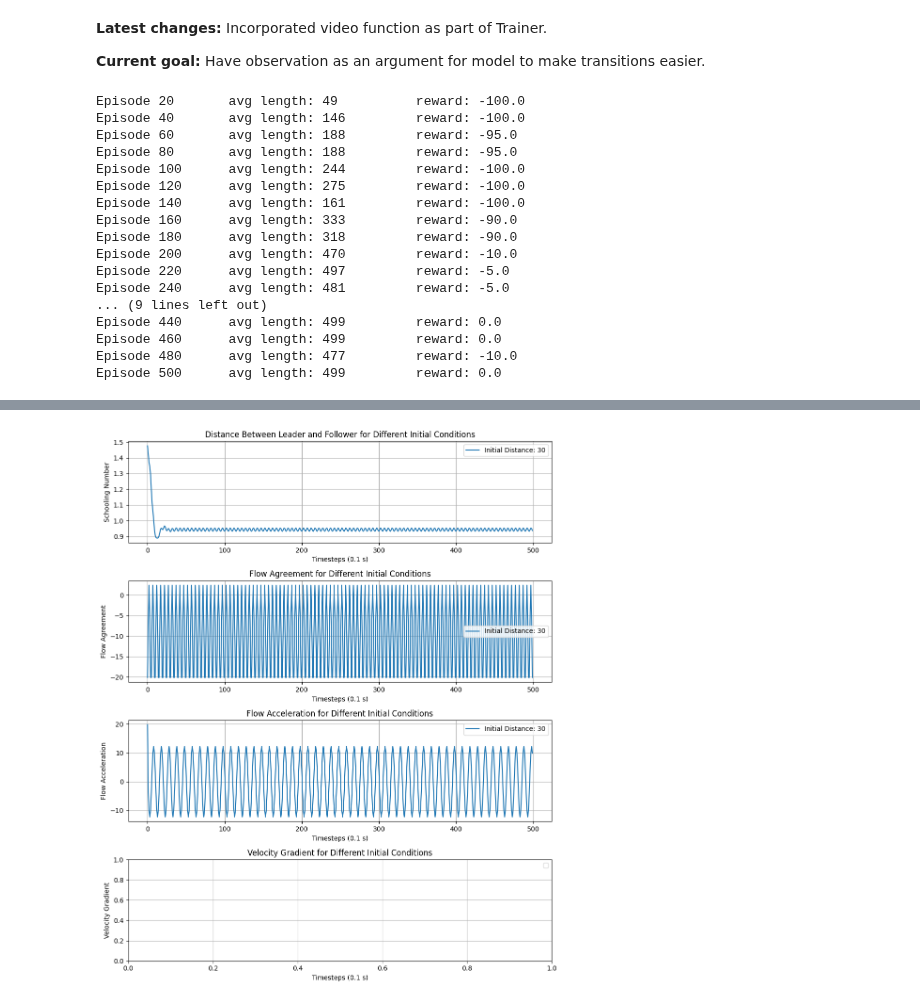
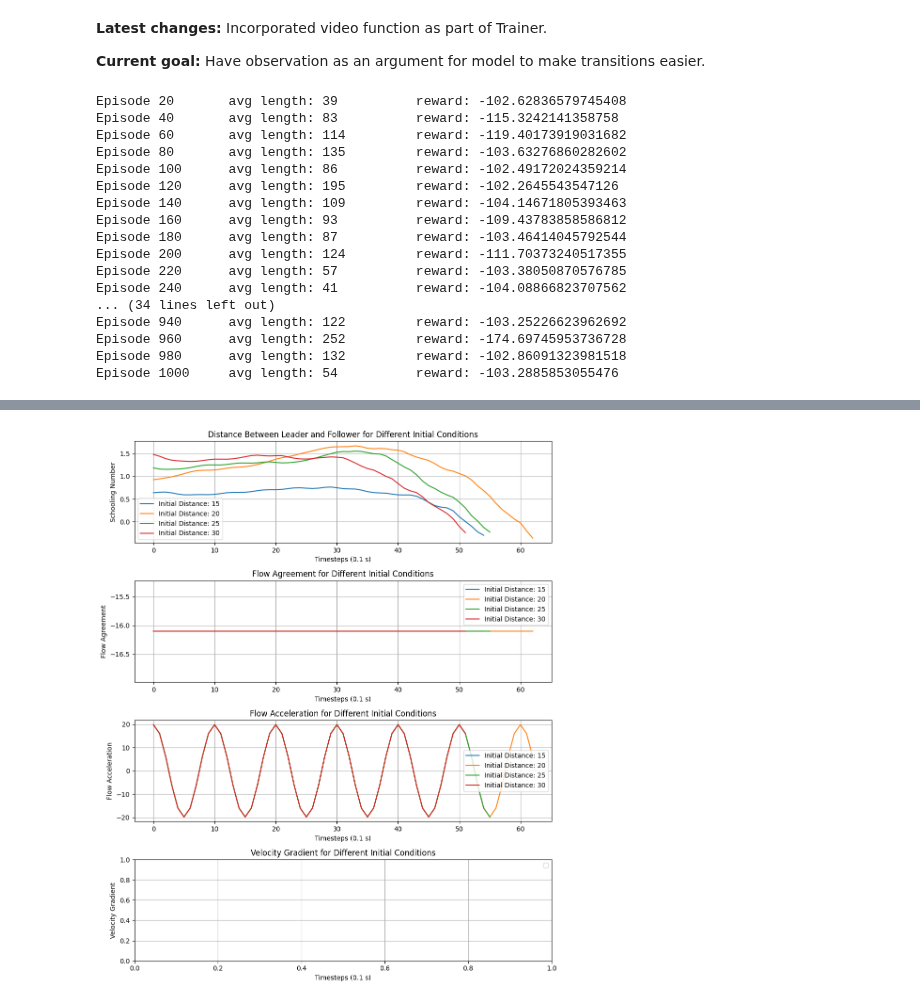
Before and after one commit to victorbuenog/Flapper, a Jupyter notebook: Flappertorch_v3.ipynb, the cells around one changed output, grey strips where cells are left out. Cells and saved outputs as stored; diff of their text form; code cells hidden in the pictures.

```diff
--- a/Flappertorch_v3.ipynb
+++ b/Flappertorch_v3.ipynb
@@ -471,9 +466,9 @@ class Trainer(object):
                 print("########## Solved! ##########")
                 torch.save(self.ppo.policy.state_dict(), './PPO_{}.pth'.format(self.env_name))
                 break
-            # save every 500 episodes
+            # save every 100 episodes
             if i_episode % 100 == 0:
-                    torch.save(self.ppo.policy.state_dict(), './PPO_{}_{}.pth'.format(self.env_name,i_episode))
+                    torch.save(self.ppo.policy.state_dict(), './PPO_{}_{}_OBS_{}_REW_{}.pth'.format(self.env_name,i_episode,self.observation,self.reward))
             # logging
             if i_episode % self.log_interval == 0:
                 avg_length = int(avg_length/self.log_interval)
@@ -515,7 +510,7 @@ class Trainer(object):
 
     def test_initial_conditions(self, initial_conditions):
 
-        initial_f2 = 1.1
+        initial_f2 = 1.2
         max_timesteps = 500
 
         # plt.figure(figsize=(10, 6))
@@ -624,7 +619,7 @@ class Trainer(object):
 
     def create_video(self):
         airfoil_path = self.naca_airfoil("0016")
-        state = self.env.reset(InitialCondition(distance=30, f2=1.))
+        state = self.env.reset(InitialCondition(distance=30, f2=1.2))
 
         self.fish_marker = MarkerStyle(airfoil_path, transform=mpl.transforms.Affine2D().scale(16))
 
@@ -665,34 +660,34 @@ class Trainer(object):
         return;
 # %%
 device = torch.device("cuda:0" if torch.cuda.is_available() else "cpu")
-trainer = Trainer()
+trainer = Trainer(trivial=False, observation='distance', reward='distance')
 
 # train from scratch
-icfn = lambda: InitialCondition().random(['distance', 'v2'])
-hist = trainer.train(initial_condition_fn=icfn, episodes=500)
+icfn = lambda: InitialCondition().random(['distance', 'f2'])
+hist = trainer.train(initial_condition_fn=icfn, episodes=1000)
 
 
 # load from pth
 # model_path = './PPO_Flappers_Trivial.pth'
 # trainer.load_model(model_path)
 # %% [output]
-Episode 20       avg length: 49          reward: -100.0
-Episode 40       avg length: 146         reward: -100.0
-Episode 60       avg length: 188         reward: -95.0
-Episode 80       avg length: 188         reward: -95.0
-Episode 100      avg length: 244         reward: -100.0
-Episode 120      avg length: 275         reward: -100.0
-Episode 140      avg length: 161         reward: -100.0
-Episode 160      avg length: 333         reward: -90.0
-Episode 180      avg length: 318         reward: -90.0
-Episode 200      avg length: 470         reward: -10.0
-Episode 220      avg length: 497         reward: -5.0
-Episode 240      avg length: 481         reward: -5.0
-... (9 lines left out)
-Episode 440      avg length: 499         reward: 0.0
-Episode 460      avg length: 499         reward: 0.0
-Episode 480      avg length: 477         reward: -10.0
-Episode 500      avg length: 499         reward: 0.0
+Episode 20       avg length: 39          reward: -102.62836579745408
+Episode 40       avg length: 83          reward: -115.3242141358758
+Episode 60       avg length: 114         reward: -119.40173919031682
+Episode 80       avg length: 135         reward: -103.63276860282602
+Episode 100      avg length: 86          reward: -102.49172024359214
+Episode 120      avg length: 195         reward: -102.2645543547126
+Episode 140      avg length: 109         reward: -104.14671805393463
+Episode 160      avg length: 93          reward: -109.43783858586812
+Episode 180      avg length: 87          reward: -103.46414045792544
+Episode 200      avg length: 124         reward: -111.70373240517355
+Episode 220      avg length: 57          reward: -103.38050870576785
+Episode 240      avg length: 41          reward: -104.08866823707562
+... (34 lines left out)
+Episode 940      avg length: 122         reward: -103.25226623962692
+Episode 960      avg length: 252         reward: -174.69745953736728
+Episode 980      avg length: 132         reward: -102.86091323981518
+Episode 1000     avg length: 54          reward: -103.2885853055476
 # %%
-trainer.test_initial_conditions(InitialCondition(distance=dd, f2=1.) for dd in range(30, 34, 5))
+trainer.test_initial_conditions(InitialCondition(distance=dd, f2=0.8) for dd in range(15, 35, 5))
 # %% [output]
@@ -700,4 +694,4 @@ WARNING:matplotlib.legend:No artists with labels found to put in legend.  Note t
-[figure, old version]
+[figure, new version]
 # %%
 # plot the policy
 fa_range = numpy.linspace(-3, 3, 100)
```
Also changed, not shown: parts of 5 cells of this notebook.
